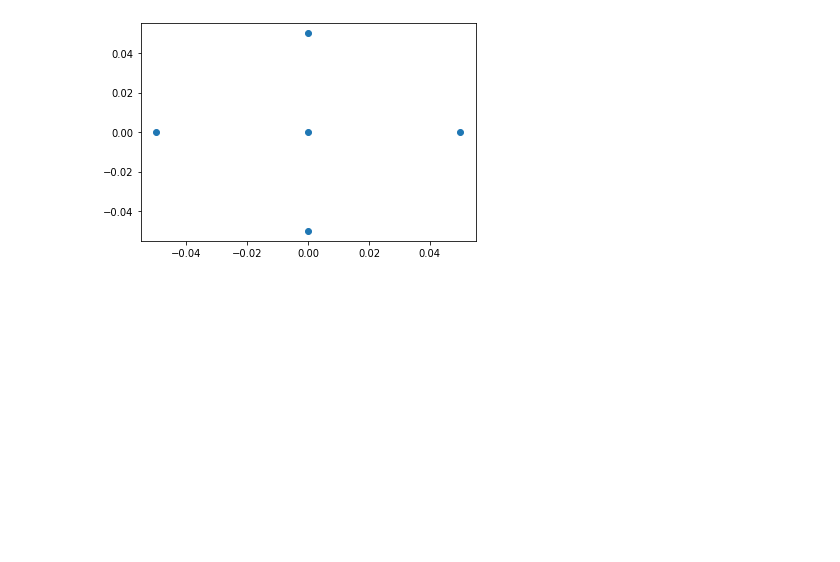
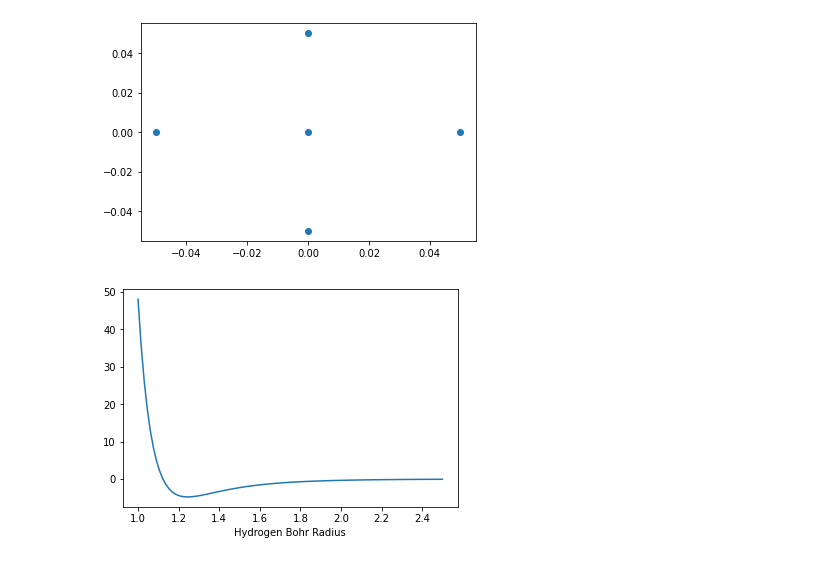
Before and after one commit to tiaanstals/PHYS2923_SSP, a Jupyter notebook: PHYS2923 Project.ipynb, the cells around one changed output. Drawn from its saved outputs; the diff is of its cells as text; code cells hidden in the pictures; blank space fills up the shorter version.

```diff
--- a/PHYS2923 Project.ipynb
+++ b/PHYS2923 Project.ipynb
@@ -248,3 +248,71 @@ plt.scatter(x,y)
 # %% [output]
 <matplotlib.collections.PathCollection at 0x...>
 [figure]
+# %%
+import matplotlib.pyplot as plt
+import numpy as np
+x_lim = 20
+radius = 1
+EPSILON=1
+SIGMA=1
+CUTOFF = 2.5*SIGMA
+SIGMA_6 = SIGMA*SIGMA*SIGMA*SIGMA*SIGMA*SIGMA
+def lj_force_cutoff(r, SIGMA, EPSILON, SIGMA_6):
+    """
+    Lenard Jones function to calculate force at cutoff so we can have a vertical shift
+    such the LJ force goes to 0 smnoothly at the cutoff
+    """
+    # power functions are computationally expensive
+    # Better to do multiplication
+    # https://drive.google.com/drive/folders/1ZcSIopqmLPnpFK4UUaBi6hvoybtvNeOs?usp=sharing
+    inv_r = 1/r
+    r_squared = r*r
+    inv_r_squared = 1/r_squared
+    inv_r_6 = inv_r_squared*inv_r_squared*inv_r_squared
+    # constant out front is 24* epsilon/sigma
+    const = 24*EPSILON/SIGMA
+    # by convention repuslive force is positve and attractive force is negative
+    # repulsive force is 2*(sigma/r)^13
+    repulsive = 2*inv_r_6*inv_r_6*inv_r*SIGMA_6*SIGMA_6*SIGMA
+    # attractive force is -(sigma/r)^6
+    attractive = -inv_r_6*inv_r*SIGMA_6*SIGMA
+    #final force F(r)=-du(r)/dr=24*(epsilon/sigma)*(2*(sigma/r)^13 - (sigma/r)^6) = constant*(repulsive + attractive)
+    lf = const*(repulsive + attractive)
+    return lf
+def lj_force(r):
+    """
+    Implementation of the Lennard-Jones potential
+    to calculate the force of the interaction.
+
+    The force scalar is the derivative wrt to R
+    f = -partial(LJ_potential)/partial*r
+    """
+#     if r > CUTOFF:
+#         return 0
+
+    # power functions are computationally expensive
+    # Better to do multiplication
+    # https://drive.google.com/drive/folders/1ZcSIopqmLPnpFK4UUaBi6hvoybtvNeOs?usp=sharing
+    inv_r = 1/r
+    r_squared = r*r
+    inv_r_squared = 1/r_squared
+    inv_r_6 = inv_r_squared*inv_r_squared*inv_r_squared
+    # constant out front is 24* epsilon/sigma
+    const = 24*EPSILON/SIGMA
+    # by convention repuslive force is positve and attractive force is negative
+    # repulsive force is 2*(sigma/r)^13
+    repulsive = 2*inv_r_6*inv_r_6*inv_r*SIGMA_6*SIGMA_6*SIGMA
+    # attractive force is -(sigma/r)^6
+    attractive = -inv_r_6*inv_r*SIGMA_6*SIGMA
+    #final force F(r)=-du(r)/dr=24*(epsilon/sigma)*(2*(sigma/r)^13 - (sigma/r)^6) = constant*(repulsive + attractive) + force_shift
+    lf = const*(repulsive + attractive) + lj_force_cutoff(r, SIGMA, EPSILON, SIGMA**6)
+    return lf
+
+d = np.linspace(1,2.5, 100)
+f = lj_force(d)
+# r = 1/radius * d
+plt.plot(d,f)
+plt.xlabel('Hydrogen Bohr Radius')
+plt.show()
+# %% [output]
+[figure, added]
```
Also changed, not shown: 2 other files.
